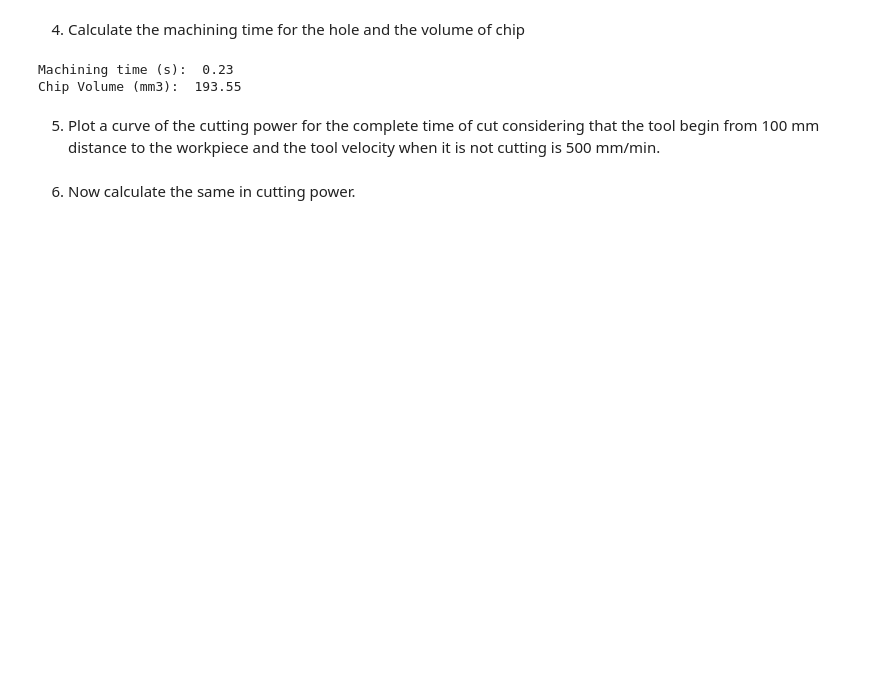
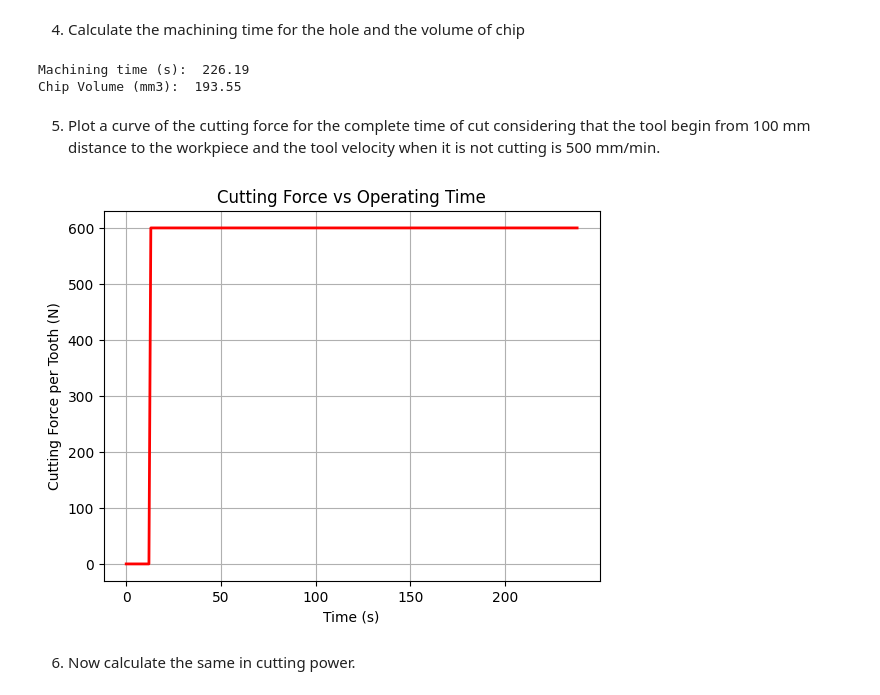
Before and after one commit to PaoloRos/MASSMa, a Jupyter notebook: Forces_in_Drilling.ipynb, the cells around one changed output. Cells and saved outputs as stored; diff of their text form; code cells hidden in the pictures; blank space fills up the shorter version.

```diff
--- a/Forces_in_Drilling.ipynb
+++ b/Forces_in_Drilling.ipynb
@@ -21,7 +21,7 @@ import math
 D = 6   #(mm)
 alpha = 30 #(deg) <- 90° - 120°/2
 f = 0.1 #(mm/rev)
-Vc = 200 * 10**3    #(mm/min)
+Vc = 200    #(mm/min)
 Kc = 2000   #(MPa)
 tooth = 2
 depth = 8   #(mm)
@@ -67,13 +67,32 @@ c = math.sqrt(b*b - ap*ap)
 Vol = np.pi*c*D*D/(4*3) + np.pi*(depth-c)*D*D/4 #(mm3)
 print("Chip Volume (mm3): ", round(Vol,2))
 # %% [output]
-Machining time (s):  0.23
+Machining time (s):  226.19
 Chip Volume (mm3):  193.55
 # %% [markdown]
-5) Plot a curve of the cutting power for the complete time of cut considering that the tool begin from 100 mm distance to the workpiece and the tool velocity when it is not cutting is 500 mm/min.
+5) Plot a curve of the cutting force for the complete time of cut considering that the tool begin from 100 mm distance to the workpiece and the tool velocity when it is not cutting is 500 mm/min.
-# %%
-# prompt: create a time vector from 0 to tm minutes in seconds
-tm=2 # minutes
-time_vector = np.arange(0, 60*tm, 1)  # Create a time vector from 0 to 120 seconds (2 minutes) with 1-second intervals
+# %%
+# No-load pass
+L1 = 100    #(mm)
+Vf1 = 500   #(mm/min)
+t1 = L1/500 * 60    #(s)
+
+t_tot = tm + t1 #(s)
+
+time = np.arange(0, t_tot, 1)    # time-step = 1s -> data-mesh
+force = np.where(time > t1, Fc1, 0)
+
+M = np.column_stack((time, force))
+# %%
+import matplotlib.pyplot as plt
+
+plt.plot(M[:,0], M[:,1], color="red", linewidth=2)
+plt.xlabel("Time (s)")
+plt.ylabel("Cutting Force per Tooth (N)")
+plt.grid(True)
+plt.title("Cutting Force vs Operating Time")
+plt.show()
+# %% [output]
+[figure, added]
 # %% [markdown]
 6) Now calculate the same in cutting power.
```
Also changed, not shown: parts of 5 cells of this notebook.
